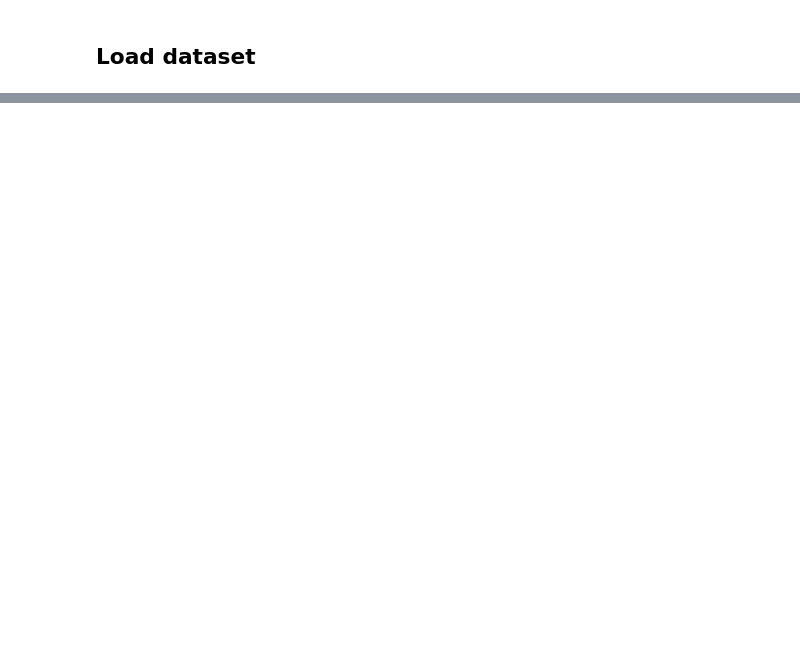
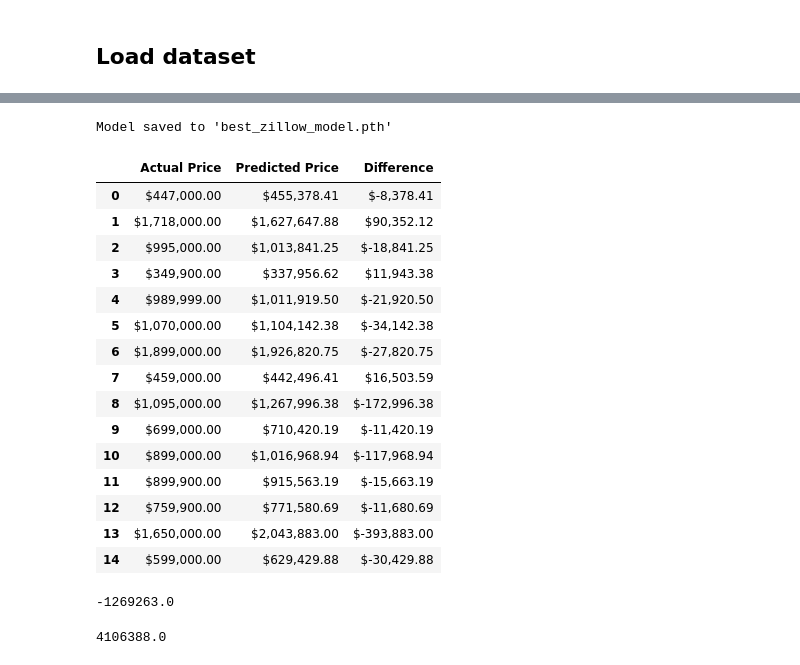
Before and after one commit to nasingh2/DS644-MLBA-Final-Project, a Jupyter notebook: models/deeplearning.ipynb, the cells around one changed output, grey strips where cells are left out. Drawn from its saved outputs; the diff is of its cells as text; code cells hidden in the pictures; blank space fills up the shorter version.

```diff
--- a/models/deeplearning.ipynb
+++ b/models/deeplearning.ipynb
@@ -133,0 +366,56 @@ NeuralNetwork(
+# %%
+# Save the best model weights
+torch.save(final_model.state_dict(), 'best_zillow_model.pth')
+print("Model saved to 'best_zillow_model.pth'")
+# %% [output]
+Model saved to 'best_zillow_model.pth'
+# %%
+# Save version of full dataset with only the features used in the final model.
+X_full = df_zillow_encoded[best_features].values
+X_full_scaled = scaler_X_best.transform(X_full)
+
+# Convert to PyTorch tensor
+X_full_tensor = torch.tensor(X_full_scaled, dtype=torch.float32).to(device)
+
+# Predict prices for all houses in the data
+final_model.eval()
+with torch.no_grad():
+    preds_full_scaled = final_model(X_full_tensor).cpu().numpy()
+
+# Undo scaling to get actual dollar values.
+preds_full_dollars = scaler_y.inverse_transform(preds_full_scaled)
+
+# Create comparison for actual vs. predicted price
+df_comparison = pd.DataFrame({
+    ''
+    'Actual Price': df_zillow_encoded['price'].values,
+    'Predicted Price': preds_full_dollars.flatten()
+})
+df_comparison['Difference'] = df_comparison['Actual Price'] - df_comparison['Predicted Price']
+
+df_comparison.head(15)
+# %% [output]
+|  | Actual Price | Predicted Price | Difference |
+| 0 | $447,000.00 | $455,378.41 | $-8,378.41 |
+| 1 | $1,718,000.00 | $1,627,647.88 | $90,352.12 |
+| 2 | $995,000.00 | $1,013,841.25 | $-18,841.25 |
+| 3 | $349,900.00 | $337,956.62 | $11,943.38 |
+| 4 | $989,999.00 | $1,011,919.50 | $-21,920.50 |
+| 5 | $1,070,000.00 | $1,104,142.38 | $-34,142.38 |
+| 6 | $1,899,000.00 | $1,926,820.75 | $-27,820.75 |
+| 7 | $459,000.00 | $442,496.41 | $16,503.59 |
+| 8 | $1,095,000.00 | $1,267,996.38 | $-172,996.38 |
+| 9 | $699,000.00 | $710,420.19 | $-11,420.19 |
+| 10 | $899,000.00 | $1,016,968.94 | $-117,968.94 |
+| 11 | $899,900.00 | $915,563.19 | $-15,663.19 |
+| 12 | $759,900.00 | $771,580.69 | $-11,680.69 |
+| 13 | $1,650,000.00 | $2,043,883.00 | $-393,883.00 |
+| 14 | $599,000.00 | $629,429.88 | $-30,429.88 |
+# %%
+df_comparison.Difference.min()
+# %% [output]
+-1269263.0
+# %%
+df_comparison.Difference.max()
+# %% [output]
+4106388.0
```
Also changed, not shown: parts of 22 cells of this notebook.
